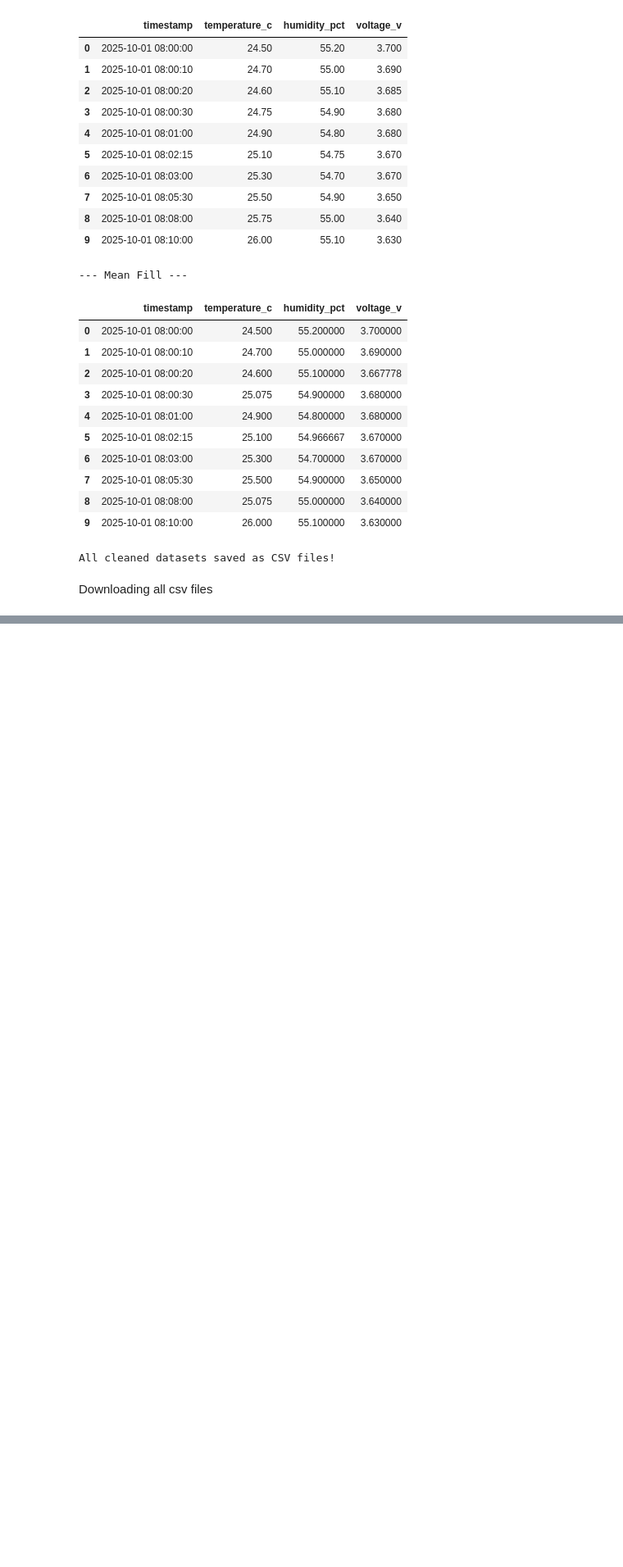
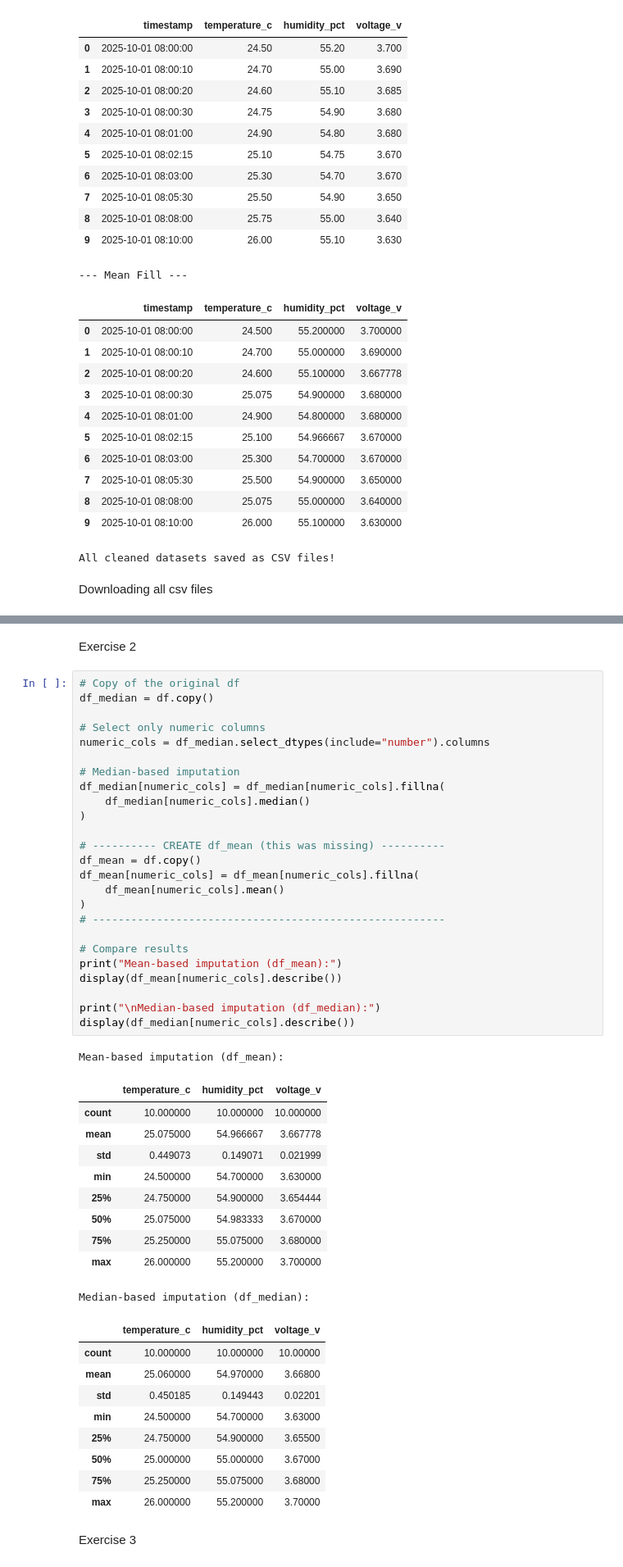
Before and after one commit to wsgkelv/python_missingval, a Jupyter notebook: Missing_Values_PUIT_22210092/Missing_values.ipynb, the cells around one changed output, grey strips where cells are left out. Shown at 82% size. Saved outputs shown, nothing was run; the diff lists cells and outputs as text; blank space fills up the shorter version.

```diff
--- a/Missing_Values_PUIT_22210092/Missing_values.ipynb
+++ b/Missing_Values_PUIT_22210092/Missing_values.ipynb
@@ -176,0 +181,50 @@ plt.gca().spines[['top', 'right']].set_visible(False)
+# %% [markdown]
+Exercise 2
+# %%
+# Copy of the original df
+df_median = df.copy()
+
+# Select only numeric columns
+numeric_cols = df_median.select_dtypes(include="number").columns
+
+# Median-based imputation
+df_median[numeric_cols] = df_median[numeric_cols].fillna(
+    df_median[numeric_cols].median()
+)
+
+# ---------- CREATE df_mean (this was missing) ----------
+df_mean = df.copy()
+df_mean[numeric_cols] = df_mean[numeric_cols].fillna(
+    df_mean[numeric_cols].mean()
+)
+# -------------------------------------------------------
+
+# Compare results
+print("Mean-based imputation (df_mean):")
+display(df_mean[numeric_cols].describe())
+
+print("\nMedian-based imputation (df_median):")
+display(df_median[numeric_cols].describe())
+# %% [output]
+Mean-based imputation (df_mean):
+|  | temperature_c | humidity_pct | voltage_v |
+| count | 10.000000 | 10.000000 | 10.000000 |
+| mean | 25.075000 | 54.966667 | 3.667778 |
+| std | 0.449073 | 0.149071 | 0.021999 |
+| min | 24.500000 | 54.700000 | 3.630000 |
+| 25% | 24.750000 | 54.900000 | 3.654444 |
+| 50% | 25.075000 | 54.983333 | 3.670000 |
+| 75% | 25.250000 | 55.075000 | 3.680000 |
+| max | 26.000000 | 55.200000 | 3.700000 |
+Median-based imputation (df_median):
+|  | temperature_c | humidity_pct | voltage_v |
+| count | 10.000000 | 10.000000 | 10.00000 |
+| mean | 25.060000 | 54.970000 | 3.66800 |
+| std | 0.450185 | 0.149443 | 0.02201 |
+| min | 24.500000 | 54.700000 | 3.63000 |
+| 25% | 24.750000 | 54.900000 | 3.65500 |
+| 50% | 25.000000 | 55.000000 | 3.67000 |
+| 75% | 25.250000 | 55.075000 | 3.68000 |
+| max | 26.000000 | 55.200000 | 3.70000 |
+# %% [markdown]
+Exercise 3
```
Also changed, not shown: parts of 4 cells of this notebook.
